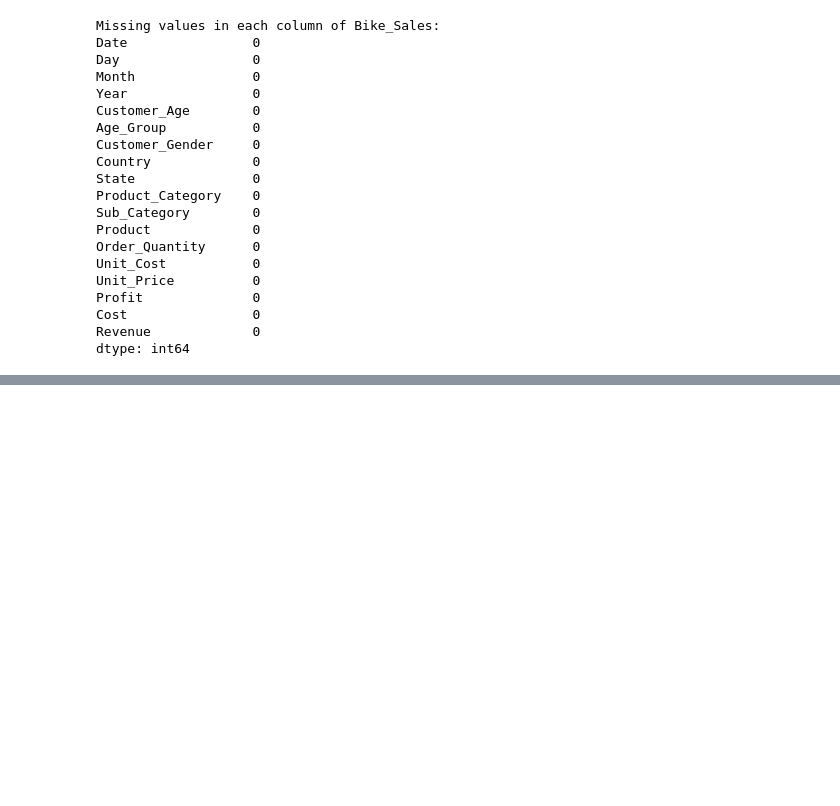
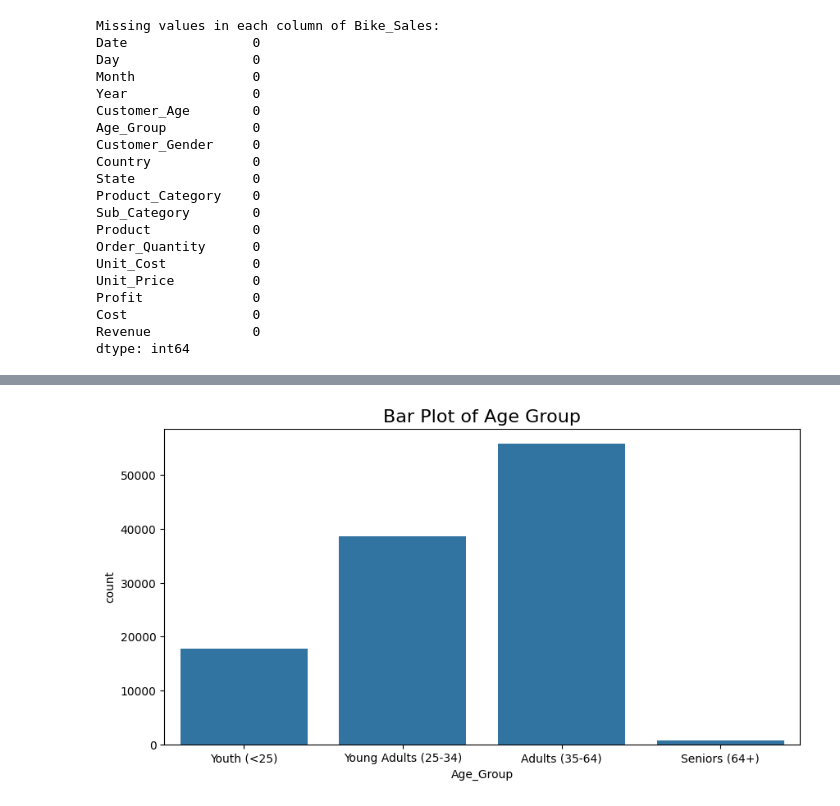
Before and after one commit to sentongo-web/Data-mining, a Jupyter notebook: Final_Bike_Sales.ipynb, the cells around one changed output, grey strips where cells are left out. Saved outputs shown, nothing was run; the diff lists cells and outputs as text; code cells hidden in the pictures; blank space fills up the shorter version.

```diff
--- a/Final_Bike_Sales.ipynb
+++ b/Final_Bike_Sales.ipynb
@@ -93,0 +102,8 @@ dtype: int64
+# %%
+## Bar plots for categorical data
+plt.figure(figsize=(10, 5))
+sns.countplot(data=bike_sales, x='Age_Group')
+plt.title('Bar Plot of Age Group', fontsize=16)
+plt.show()
+# %% [output]
+[figure, added]
```
Also changed, not shown: parts of 2 cells of this notebook, 1 other file.
